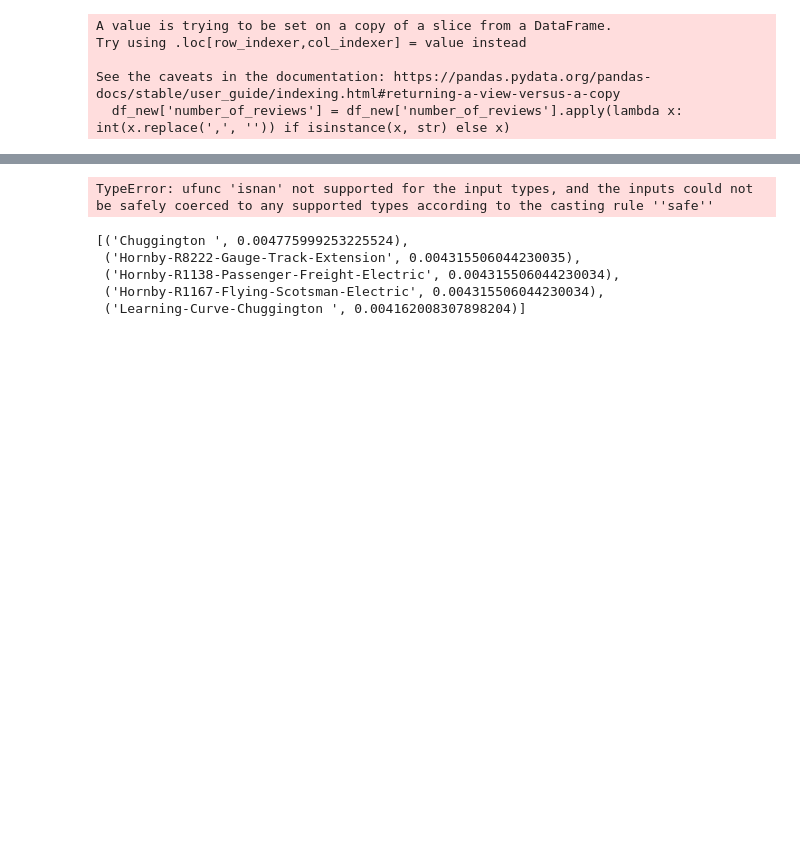
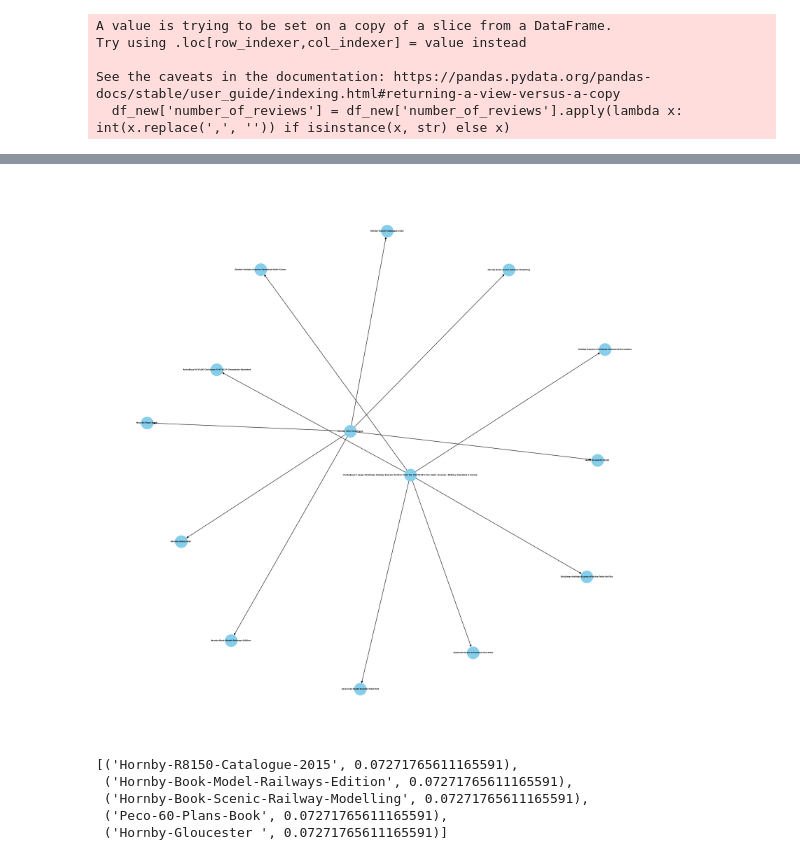
Before and after one commit to omnikingzeno/toy-recommender-on-amazon, a Jupyter notebook: notebooks/recommender.ipynb, the cells around one changed output, grey strips where cells are left out. Cells and saved outputs as stored; diff of their text form; code cells hidden in the pictures; blank space fills up the shorter version.

```diff
--- a/notebooks/recommender.ipynb
+++ b/notebooks/recommender.ipynb
@@ -69,37 +80,37 @@ df_new.head()
 # %%
 # Use pyspark to make graph of product_name as parent node and customers_who_bought_this_item_also_bought(separated by '>') as child node, directed graph
 
 import networkx as nx
 import matplotlib.pyplot as plt
 
 # Take first 100 rows
-df_new_100 = df_new.head(100)
+df_new_2 = df_new.head(2)
 
 G = nx.DiGraph()
-for i in range(df_new_100.shape[0]):
-    if isinstance(df_new_100['customers_who_bought_this_item_also_bought'][i], str):
+for i in range(df_new_2.shape[0]):
+    if isinstance(df_new_2['customers_who_bought_this_item_also_bought'][i], str):
         # split by > and then add edge
-        for j in df_new_100['customers_who_bought_this_item_also_bought'][i].split(' > '):
+        for j in df_new_2['customers_who_bought_this_item_also_bought'][i].split(' > '):
             # weighted_rating = (v/(v+m) * R) + (m/(m+v) * C)
             # R is the average rating of the product (from 0 to 5).
             # v is the number of reviews for the product.
             # m is the minimum number of reviews required to be listed (this could be a threshold you set based on your data).
             # C is the mean rating across the whole report.
 
             weight = 0
-            if not np.isnan(df_new_100['average_review_rating'][i]) and not np.isnan(df_new_100['number_of_reviews'][i]):
-                v = df_new_100['number_of_reviews'][i]
-                R = df_new_100['average_review_rating'][i]
-                m = df_new_100['number_of_reviews'].mean()
-                C = df_new_100['average_review_rating'].mean()
+            if not np.isnan(df_new_2['average_review_rating'][i]) and not np.isnan(df_new_2['number_of_reviews'][i]):
+                v = df_new_2['number_of_reviews'][i]
+                R = df_new_2['average_review_rating'][i]
+                m = df_new_2['number_of_reviews'].mean()
+                C = df_new_2['average_review_rating'].mean()
                 weight = (v/(v+m) * R) + (m/(m+v) * C)
-            G.add_edge(df_new_100['product_name'][i], j, weight=weight)
+            G.add_edge(df_new_2['product_name'][i], j, weight=weight)
 # Draw graph
 plt.figure(figsize=(20, 20))
-nx.draw(G, with_labels=True, node_size=1000, node_color='skyblue', font_size=10, font_weight='bold')
+nx.draw(G, with_labels=True, node_size=1000, node_color='skyblue', font_size=5, font_weight='bold')
 plt.show()
 # %% [output]
-TypeError: ufunc 'isnan' not supported for the input types, and the inputs could not be safely coerced to any supported types according to the casting rule ''safe''
+[figure, added]
 # %%
 
 # # Do complete analysis of the graph
@@ -128,11 +139,11 @@ most_bought = nx.pagerank(G)
 most_bought = sorted(most_bought.items(), key=lambda x: x[1], reverse=True)
 most_bought[:5]
 # %% [output]
-[('Chuggington ', 0.004775999253225524),
- ('Hornby-R8222-Gauge-Track-Extension', 0.004315506044230035),
- ('Hornby-R1138-Passenger-Freight-Electric', 0.004315506044230034),
- ('Hornby-R1167-Flying-Scotsman-Electric', 0.004315506044230034),
- ('Learning-Curve-Chuggington ', 0.004162008307898204)]
+[('Hornby-R8150-Catalogue-2015', 0.07271765611165591),
+ ('Hornby-Book-Model-Railways-Edition', 0.07271765611165591),
+ ('Hornby-Book-Scenic-Railway-Modelling', 0.07271765611165591),
+ ('Peco-60-Plans-Book', 0.07271765611165591),
+ ('Hornby-Gloucester ', 0.07271765611165591)]
 # %%
 df_new.head()
 # %% [output]
```
Also changed, not shown: parts of 10 cells of this notebook, 3 other files.
